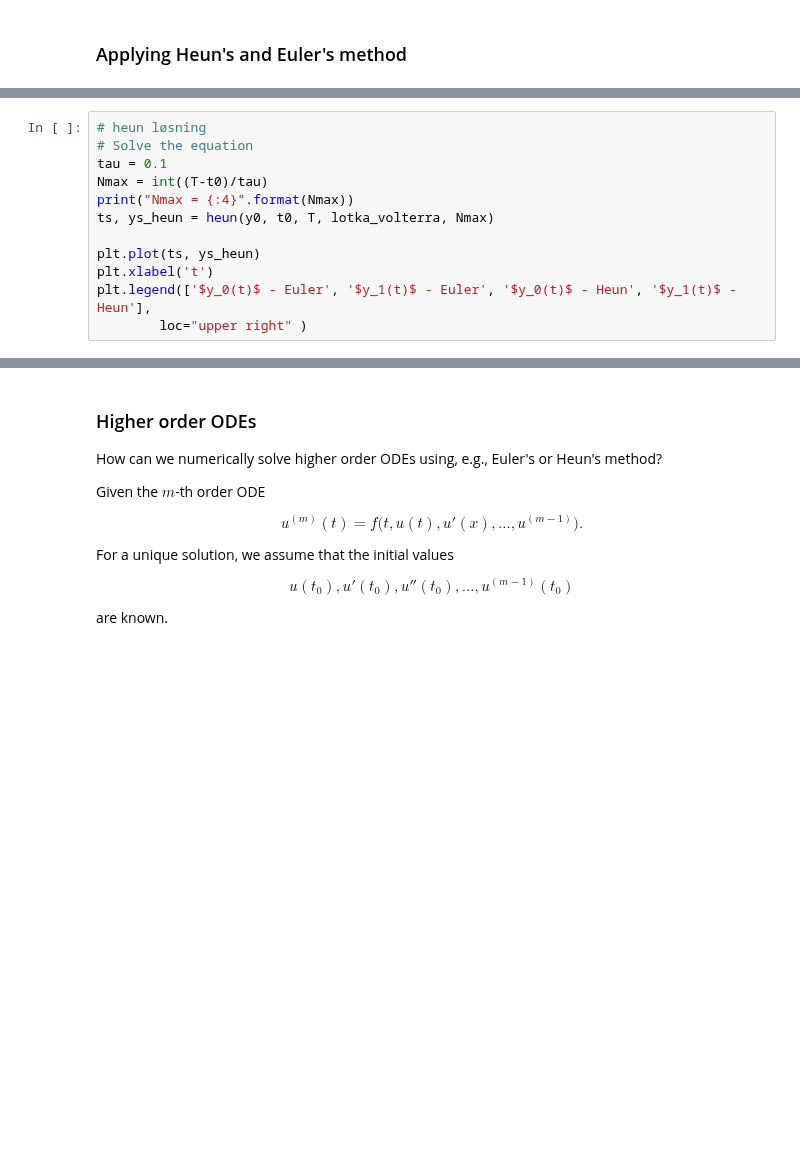
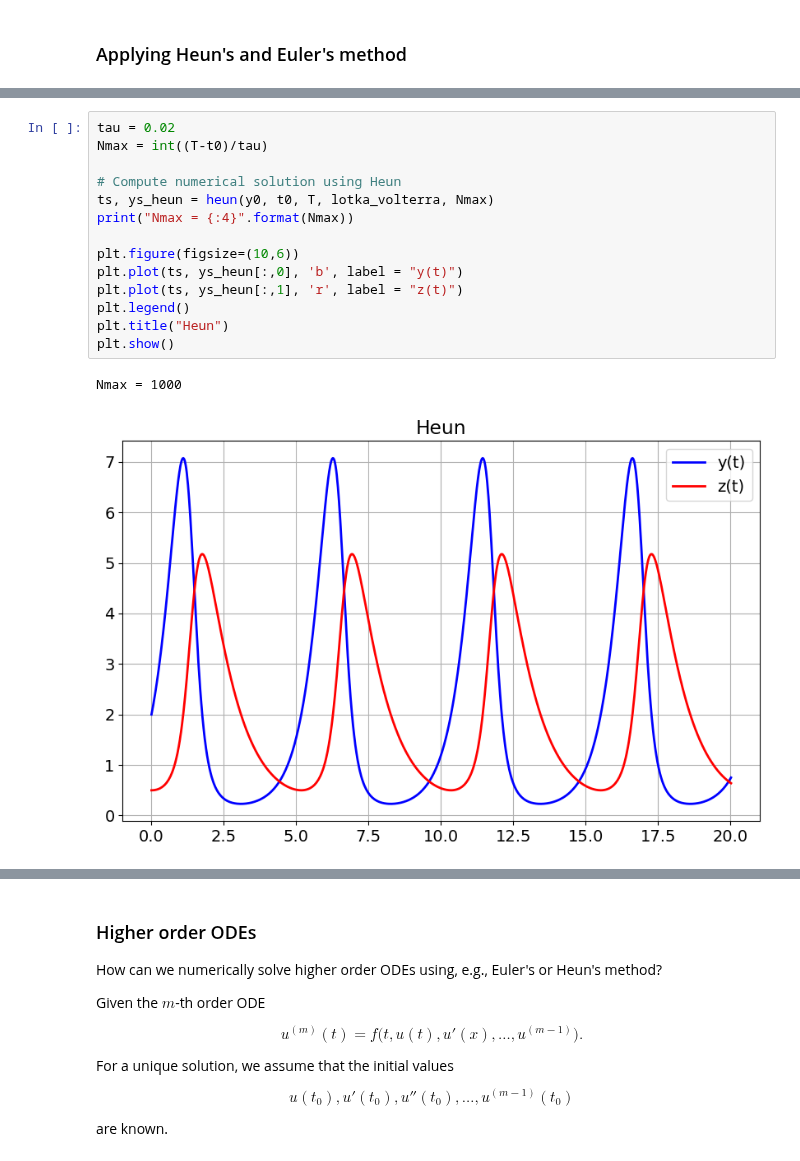
Before and after one commit to solniva/TMA4320_ScientificComputationNotes, a Jupyter notebook: chapter_ode/IntroductionNuMeODE.ipynb, the cells around one changed output, grey strips where cells are left out. Cells and saved outputs as stored; diff of their text form; blank space fills up the shorter version.

```diff
--- a/chapter_ode/IntroductionNuMeODE.ipynb
+++ b/chapter_ode/IntroductionNuMeODE.ipynb
@@ -524,12 +509,17 @@ plt.show()
 # %%
-# heun løsning
-# Solve the equation
-tau = 0.1
+tau = 0.02
 Nmax = int((T-t0)/tau)
+
+# Compute numerical solution using Heun
+ts, ys_heun = heun(y0, t0, T, lotka_volterra, Nmax)
 print("Nmax = {:4}".format(Nmax))
-ts, ys_heun = heun(y0, t0, T, lotka_volterra, Nmax)
 
-plt.plot(ts, ys_heun)
-plt.xlabel('t')
-plt.legend(['$y_0(t)$ - Euler', '$y_1(t)$ - Euler', '$y_0(t)$ - Heun', '$y_1(t)$ - Heun'],
-        loc="upper right" )
+plt.figure(figsize=(10,6))
+plt.plot(ts, ys_heun[:,0], 'b', label = "y(t)")
+plt.plot(ts, ys_heun[:,1], 'r', label = "z(t)")
+plt.legend()
+plt.title("Heun")
+plt.show()
+# %% [output]
+Nmax = 1000
+[figure, added]
```
Also changed, not shown: parts of 37 cells of this notebook.
